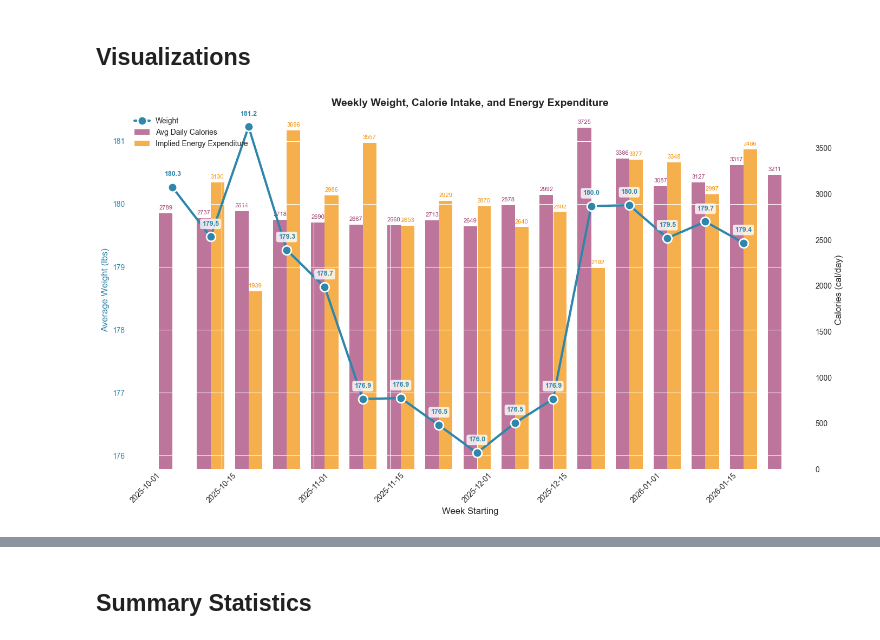
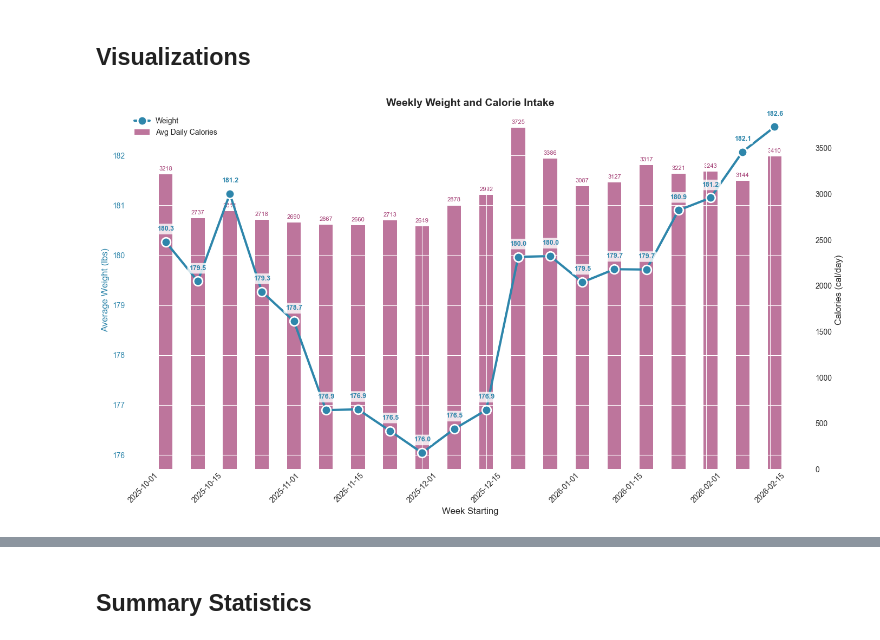
Before and after one commit to peterewills/fitness, a Jupyter notebook: weight_and_nutrition_analysis.ipynb, the cells around one changed output, grey strips where cells are left out. Drawn from its saved outputs; the diff is of its cells as text; code cells hidden in the pictures.

```diff
--- a/weight_and_nutrition_analysis.ipynb
+++ b/weight_and_nutrition_analysis.ipynb
@@ -11,7 +11,7 @@ from datetime import datetime
 # START_CUTOFF_DATE: Only include data on or after this date (required)
 START_CUTOFF_DATE = '2025-10-09'
 # END_CUTOFF_DATE: Only include data on or before this date (None = include all)
-END_CUTOFF_DATE = None
+END_CUTOFF_DATE = '2026-02-22'
 
 # Set style for better-looking plots
 plt.style.use('seaborn-v0_8-darkgrid')
@@ -166,6 +162,15 @@ daily_calories = nutrition_df.groupby('Date')['Calories'].sum().reset_index()
 
 # ONE-TIME HACK (change calories for a day in progress)
 daily_calories.loc[daily_calories['Date'] == '2025-12-07', 'Calories'] = 2600
+
+# Exclude days with fewer than 2000 calories (likely incomplete logging)
+MIN_DAILY_CALORIES = 2000
+excluded_days = daily_calories[daily_calories['Calories'] < MIN_DAILY_CALORIES]
+if len(excluded_days) > 0:
+    print(f"Excluding {len(excluded_days)} day(s) with < {MIN_DAILY_CALORIES} calories:")
+    for _, row in excluded_days.iterrows():
+        print(f"  {row['Date'].strftime('%Y-%m-%d')}: {row['Calories']:.0f} cal")
+daily_calories = daily_calories[daily_calories['Calories'] >= MIN_DAILY_CALORIES]
 
 daily_calories['Week'] = daily_calories['Date'].dt.to_period('W-SUN')
 weekly_calories = daily_calories.groupby('Week')['Calories'].mean().reset_index()
@@ -287,2 +197,0 @@ weekly_weight
-# %%
-weekly_weight.set_index("Week_Start")['Weight'].plot()
@@ -302,7 +248,7 @@ ax1.set_ylabel('Average Weight (lbs)', fontsize=12, color=color_weight)
 ax1.tick_params(axis='y', labelcolor=color_weight)
 ax1.tick_params(axis='x', rotation=45)
 
-# Right y-axis: Calories and Energy Expenditure (bar plots)
+# Right y-axis: Calories (bar plot)
 ax2 = ax1.twinx()
 ax2.set_ylabel('Calories (cal/day)', fontsize=12)
 
@@ -311,62 +257,50 @@ ax2.grid(True, alpha=0.3)
 
 # Prepare data for bar plots
 x = weekly_calories['Week_Start']
-width = pd.Timedelta(days=2.5)  # Width of bars
+width = pd.Timedelta(days=3)  # Width of bars
 
 # Plot calories bars
 color_calories = '#A23B72'
-ax2.bar(x - width/2, weekly_calories['Calories'], width=width,
+ax2.bar(x, weekly_calories['Calories'], width=width,
         label='Avg Daily Calories', color=color_calories, alpha=0.7)
-
-# Plot energy expenditure bars (skip first week)
-weekly_data_plot = weekly_data[weekly_data['Implied_Energy_Expenditure'].notna()]
-color_expenditure = '#F18F01'
-ax2.bar(weekly_data_plot['Week_Start'] + width/2, weekly_data_plot['Implied_Energy_Expenditure'],
-        width=width, label='Implied Energy Expenditure', color=color_expenditure, alpha=0.7)
 
 # Add value labels on bars
 for i, row in weekly_calories.iterrows():
     ax2.annotate(f"{row['Calories']:.0f}",
-                xy=(row['Week_Start'] - width/2, row['Calories']),
+                xy=(row['Week_Start'], row['Calories']),
                 xytext=(0, 5), textcoords='offset points',
                 ha='center', fontsize=8, color=color_calories)
-
-for i, row in weekly_data_plot.iterrows():
-    ax2.annotate(f"{row['Implied_Energy_Expenditure']:.0f}",
-                xy=(row['Week_Start'] + width/2, row['Implied_Energy_Expenditure']),
-                xytext=(0, 5), textcoords='offset points',
-                ha='center', fontsize=8, color=color_expenditure)
 
 # Plot weight line on ax1
 ax1.plot(weekly_weight['Week_Start'], weekly_weight['Weight'],
          marker='o', linewidth=3, markersize=12, color=color_weight,
          markeredgecolor='white', markeredgewidth=2, label='Weight')
 
 # Add value labels on weight points with background
 for i, row in weekly_weight.iterrows():
     # Add white background box for better visibility
     ax1.annotate(f"{row['Weight']:.1f}",
                 xy=(row['Week_Start'], row['Weight']),
                 xytext=(0, 15), textcoords='offset points',
                 ha='center', fontsize=9, color=color_weight, fontweight='bold',
                 bbox=dict(boxstyle='round,pad=0.3', facecolor='white', edgecolor='none', alpha=0.8))
 
 # Set z-order for axes to bring weight line to front
 ax1.set_zorder(ax2.get_zorder() + 1)
 ax1.patch.set_visible(False)  # Hide ax1 background so ax2 is visible
 
 # Add title and legends
-ax1.set_title('Weekly Weight, Calorie Intake, and Energy Expenditure', fontsize=14, fontweight='bold')
+ax1.set_title('Weekly Weight and Calorie Intake', fontsize=14, fontweight='bold')
 
 # Combine legends from both axes
 lines1, labels1 = ax1.get_legend_handles_labels()
 lines2, labels2 = ax2.get_legend_handles_labels()
 ax1.legend(lines1 + lines2, labels1 + labels2, loc='upper left', fontsize=10)
 
 plt.tight_layout()
 plt.show()
 # %% [output]
-[figure, old version]
+[figure, new version]
 # %%
 # Daily weight values vs weekly average
 fig, ax = plt.subplots(figsize=(14, 6))
```
Also changed, not shown: parts of 23 cells of this notebook, 2 other files.
